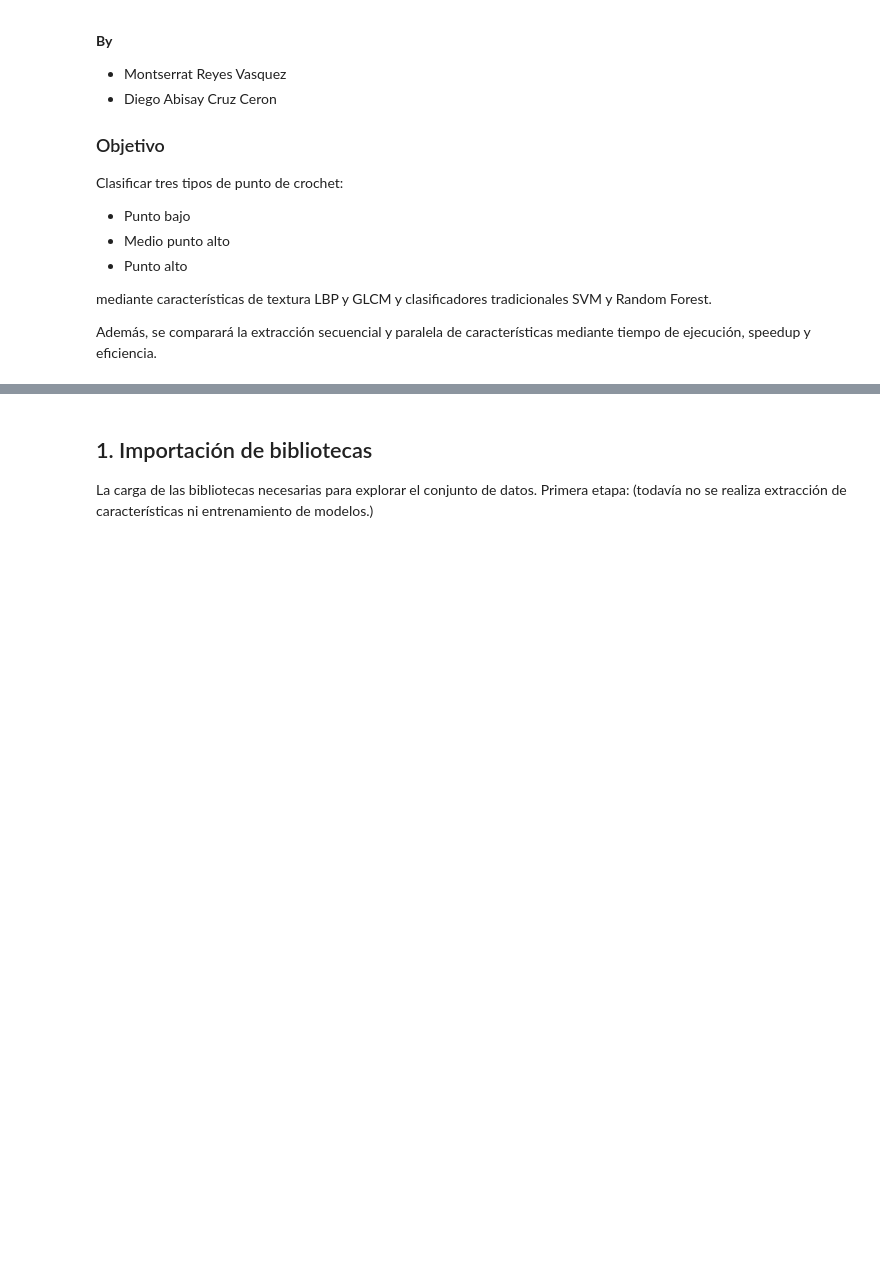
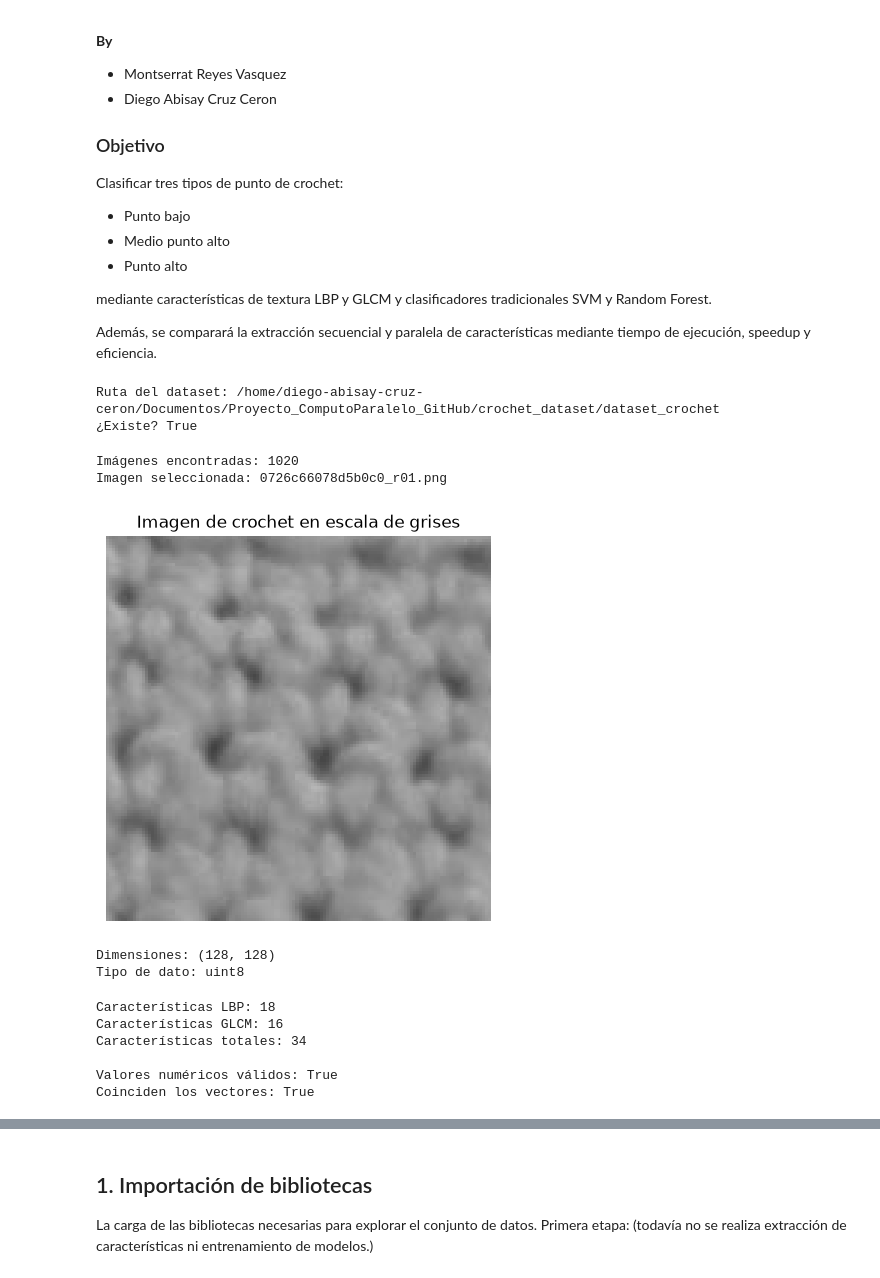
Before and after one commit to Srdino25/Proyecto_ComputoParalelo_DACC_MRV, a Jupyter notebook: proyecto_crochet.ipynb, the cells around one changed output, grey strips where cells are left out. Drawn from its saved outputs; the diff is of its cells as text; code cells hidden in the pictures; blank space fills up the shorter version.

Commit message:
Diego: validar extraccion LBP y GLCM

```diff
--- a/proyecto_crochet.ipynb
+++ b/proyecto_crochet.ipynb
@@ -18,3 +18,80 @@ Clasificar tres tipos de punto de crochet:
 mediante características de textura LBP y GLCM y clasificadores tradicionales SVM y Random Forest.
 
 Además, se comparará la extracción secuencial y paralela de características mediante tiempo de ejecución, speedup y eficiencia.
+# %%
+from pathlib import Path
+
+BASE_DIR = Path.cwd()
+DATASET_DIR = BASE_DIR / "crochet_dataset" / "dataset_crochet"
+
+print("Ruta del dataset:", DATASET_DIR)
+print("¿Existe?", DATASET_DIR.exists())
+# %% [output]
+Ruta del dataset: /home/diego-abisay-cruz-ceron/Documentos/Proyecto_ComputoParalelo_GitHub/crochet_dataset/dataset_crochet
+¿Existe? True
+# %%
+from pathlib import Path
+from funciones_crochet import (
+    preprocesar_imagen,
+    extraer_lbp,
+    extraer_glcm,
+    extraer_caracteristicas
+)
+import numpy as np
+import matplotlib.pyplot as plt
+
+# Buscar una imagen del dataset
+carpeta = DATASET_DIR / "punto_bajo"
+
+extensiones = {".jpg", ".jpeg", ".png"}
+imagenes = sorted(
+    archivo for archivo in carpeta.rglob("*")
+    if archivo.is_file() and archivo.suffix.lower() in extensiones
+)
+
+print("Imágenes encontradas:", len(imagenes))
+
+if not imagenes:
+    raise FileNotFoundError("No se encontraron imágenes en punto_bajo")
+
+ruta_imagen = imagenes[0]
+print("Imagen seleccionada:", ruta_imagen.name)
+# %% [output]
+Imágenes encontradas: 1020
+Imagen seleccionada: 0726c66078d5b0c0_r01.png
+# %%
+imagen = preprocesar_imagen(ruta_imagen)
+
+plt.figure(figsize=(5, 5))
+plt.imshow(imagen, cmap="gray", vmin=0, vmax=255)
+plt.title("Imagen de crochet en escala de grises")
+plt.axis("off")
+plt.show()
+
+print("Dimensiones:", imagen.shape)
+print("Tipo de dato:", imagen.dtype)
+# %% [output]
+[figure, added]
+Dimensiones: (128, 128)
+Tipo de dato: uint8
+# %%
+lbp = extraer_lbp(imagen)
+glcm = extraer_glcm(imagen)
+caracteristicas = extraer_caracteristicas(ruta_imagen)
+
+print("Características LBP:", len(lbp))
+print("Características GLCM:", len(glcm))
+print("Características totales:", len(caracteristicas))
+
+print("\nValores numéricos válidos:",
+      np.all(np.isfinite(caracteristicas)))
+
+print("Coinciden los vectores:",
+      np.allclose(caracteristicas, np.concatenate([lbp, glcm])))
+# %% [output]
+Características LBP: 18
+Características GLCM: 16
+Características totales: 34
+
+Valores numéricos válidos: True
+Coinciden los vectores: True
```
Also changed, not shown: parts of 2 cells of this notebook.
